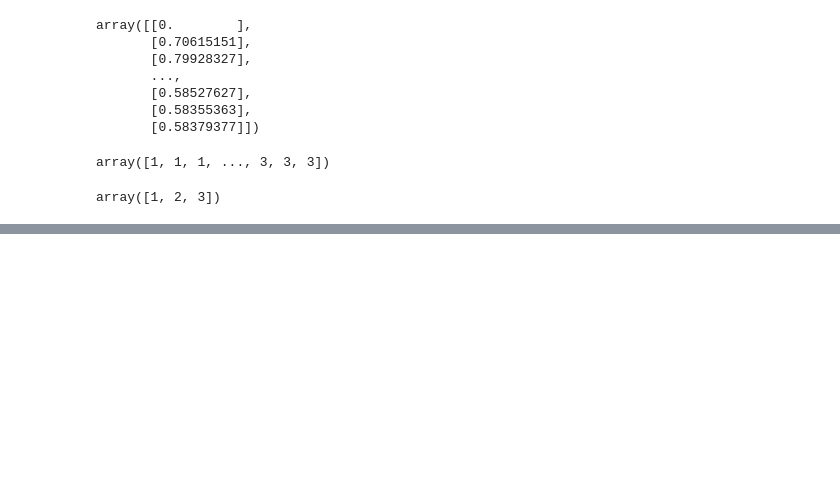
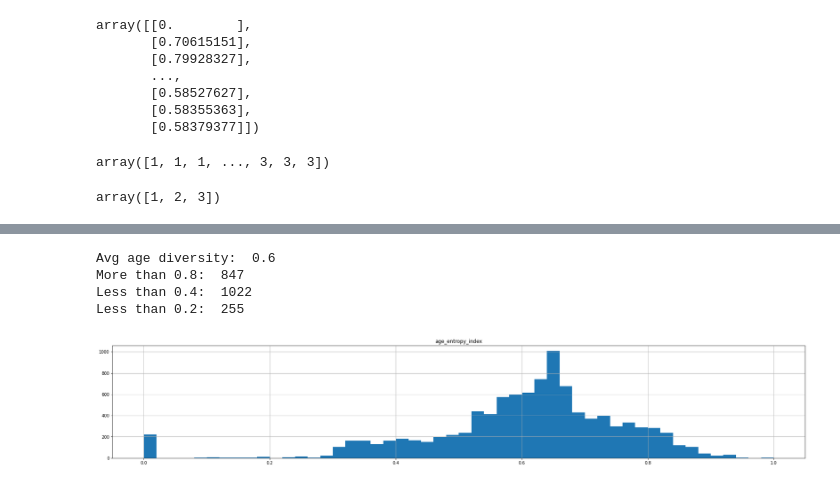
Before and after one commit to MiliasV/coaccessibility, a Jupyter notebook: notebooks/exploration.ipynb, the cells around one changed output, grey strips where cells are left out. Cells and saved outputs as stored; diff of their text form; code cells hidden in the pictures; blank space fills up the shorter version.

```diff
--- a/notebooks/exploration.ipynb
+++ b/notebooks/exploration.ipynb
@@ -619,0 +775,12 @@ array([1, 2, 3])
+# %%
+df_5.hist(column='age_entropy_index', bins=50, figsize=(30,5))
+print("Avg age diversity: ",round(df_5.age_entropy_index.mean(),2))
+print("More than 0.8: ", df_5[df_5.age_entropy_index>=0.8].age_entropy_index.count())
+print("Less than 0.4: ", df_5[df_5.age_entropy_index<=0.4].age_entropy_index.count())
+print("Less than 0.2: ", df_5[df_5.age_entropy_index<=0.2].age_entropy_index.count())
+# %% [output]
+Avg age diversity:  0.6
+More than 0.8:  847
+Less than 0.4:  1022
+Less than 0.2:  255
+[figure, added]
```
Also changed, not shown: parts of 43 cells of this notebook.
